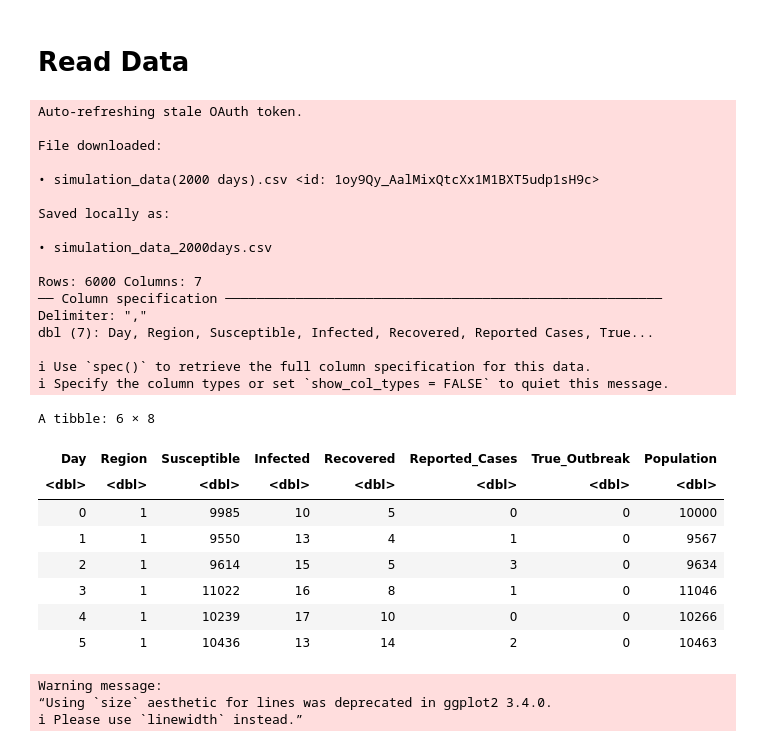
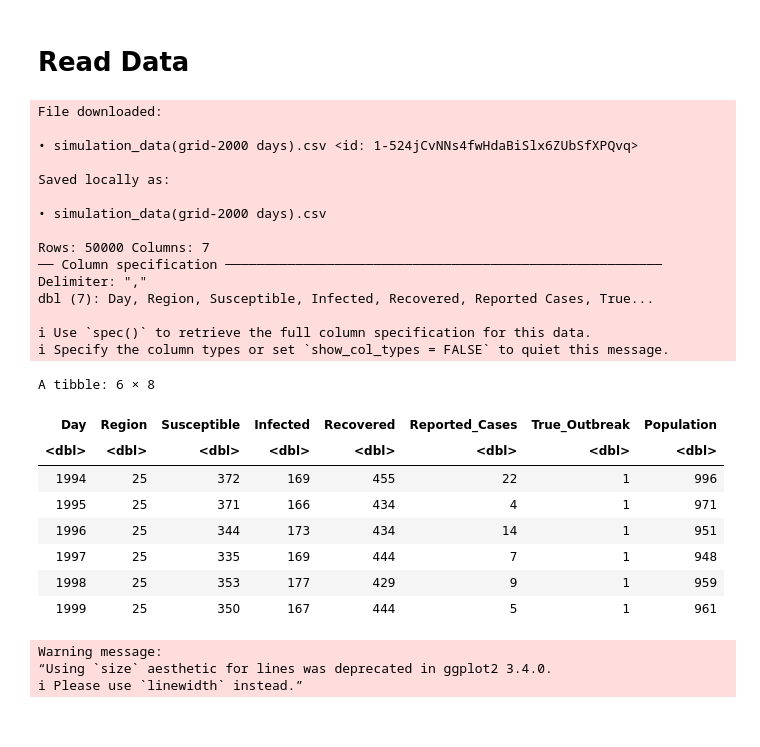
Before and after one commit to SahputraS/Outbreak-Simulation-and-Detection-Testing, a Jupyter notebook: Outbreak_Detections.ipynb, the cells around one changed output. Drawn from its saved outputs; the diff is of its cells as text; code cells hidden in the pictures.

```diff
--- a/Outbreak_Detections.ipynb
+++ b/Outbreak_Detections.ipynb
@@ -99,43 +71,40 @@ Selection: 2
 # %% [markdown]
 # Read Data
 # %%
-drive_download(file = "satscan_data/simulation_data(2000 days).csv",
-               path = "simulation_data_2000days.csv",
-               overwrite = TRUE)
+path <- "simulation_data(grid-2000 days).csv"
+drive_download(file = paste0("simulation/", path), path = path, overwrite = TRUE)
 
-data <- read_csv("simulation_data_2000days.csv")
+data <- read_csv(path)
 data <- data %>% rename(True_Outbreak = "True Outbreak")
 data <- data %>% rename(Reported_Cases = "Reported Cases")
 data$Population <- data$Susceptible + data$Infected + data$Recovered
 data$Region <- data$Region + 1 #Convert from (0 - 2) to (1 - 3) due to R indexing
-head(data)
+tail(data)
 # %% [output]
-Auto-refreshing stale OAuth token.
-
 File downloaded:
 
-• simulation_data(2000 days).csv <id: 1oy9Qy_AalMixQtcXx1M1BXT5udp1sH9c>
+• simulation_data(grid-2000 days).csv <id: 1-524jCvNNs4fwHdaBiSlx6ZUbSfXPQvq>
 
 Saved locally as:
 
-• simulation_data_2000days.csv
+• simulation_data(grid-2000 days).csv
 
-Rows: 6000 Columns: 7
+Rows: 50000 Columns: 7
 ── Column specification ────────────────────────────────────────────────────────
 Delimiter: ","
 dbl (7): Day, Region, Susceptible, Infected, Recovered, Reported Cases, True...
 
 ℹ Use `spec()` to retrieve the full column specification for this data.
 ℹ Specify the column types or set `show_col_types = FALSE` to quiet this message.
 A tibble: 6 × 8
 | Day | Region | Susceptible | Infected | Recovered | Reported_Cases | True_Outbreak | Population |
 | <dbl> | <dbl> | <dbl> | <dbl> | <dbl> | <dbl> | <dbl> | <dbl> |
-| 0 | 1 | 9985 | 10 | 5 | 0 | 0 | 10000 |
-| 1 | 1 | 9550 | 13 | 4 | 1 | 0 | 9567 |
-| 2 | 1 | 9614 | 15 | 5 | 3 | 0 | 9634 |
-| 3 | 1 | 11022 | 16 | 8 | 1 | 0 | 11046 |
-| 4 | 1 | 10239 | 17 | 10 | 0 | 0 | 10266 |
-| 5 | 1 | 10436 | 13 | 14 | 2 | 0 | 10463 |
+| 1994 | 25 | 372 | 169 | 455 | 22 | 1 | 996 |
+| 1995 | 25 | 371 | 166 | 434 | 4 | 1 | 971 |
+| 1996 | 25 | 344 | 173 | 434 | 14 | 1 | 951 |
+| 1997 | 25 | 335 | 169 | 444 | 7 | 1 | 948 |
+| 1998 | 25 | 353 | 177 | 429 | 9 | 1 | 959 |
+| 1999 | 25 | 350 | 167 | 444 | 5 | 1 | 961 |
 # %%
 # PLot to determine the inital period that I want to discard
 options(repr.plot.width = 12, repr.plot.height = 6)
```
Also changed, not shown: parts of 3 cells of this notebook.
